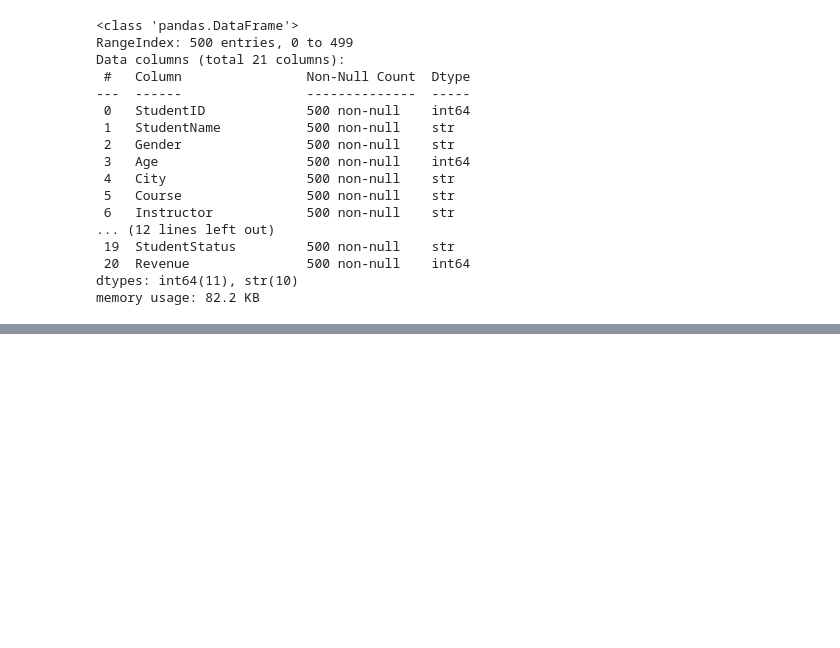
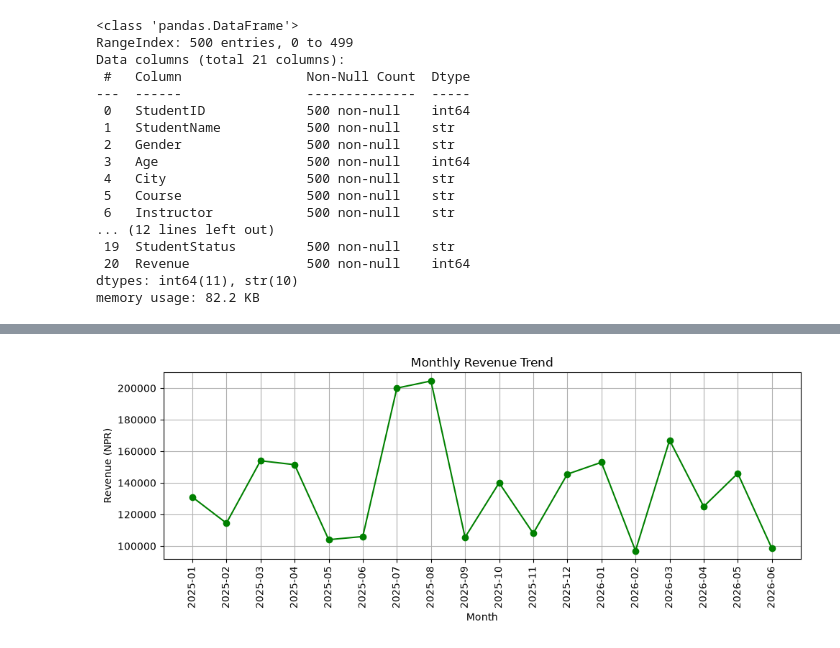
Before and after one commit to anuj7pradhan/PythonAI, a Jupyter notebook: Week 4/Assignment/assignment4.ipynb, the cells around one changed output, grey strips where cells are left out. Drawn from its saved outputs; the diff is of its cells as text; code cells hidden in the pictures; blank space fills up the shorter version.

```diff
--- a/Week 4/Assignment/assignment4.ipynb
+++ b/Week 4/Assignment/assignment4.ipynb
@@ -50,0 +108,16 @@ memory usage: 82.2 KB
+# %%
+# Monthly revenue trend
+
+monthly_revenue = df.groupby('Month')['Revenue'].sum()
+
+plt.figure(figsize=(10, 4))
+plt.plot(monthly_revenue.index, monthly_revenue.values, marker='o', color='green')
+plt.title('Monthly Revenue Trend')
+plt.xlabel('Month')
+plt.ylabel('Revenue (NPR)')
+plt.xticks(rotation=90)
+plt.grid(True)
+plt.tight_layout()
+plt.savefig('monthly_revenue_trend.png', dpi=300)
+# %% [output]
+[figure, added]
```
Also changed, not shown: parts of 26 cells of this notebook, 4 other files.
